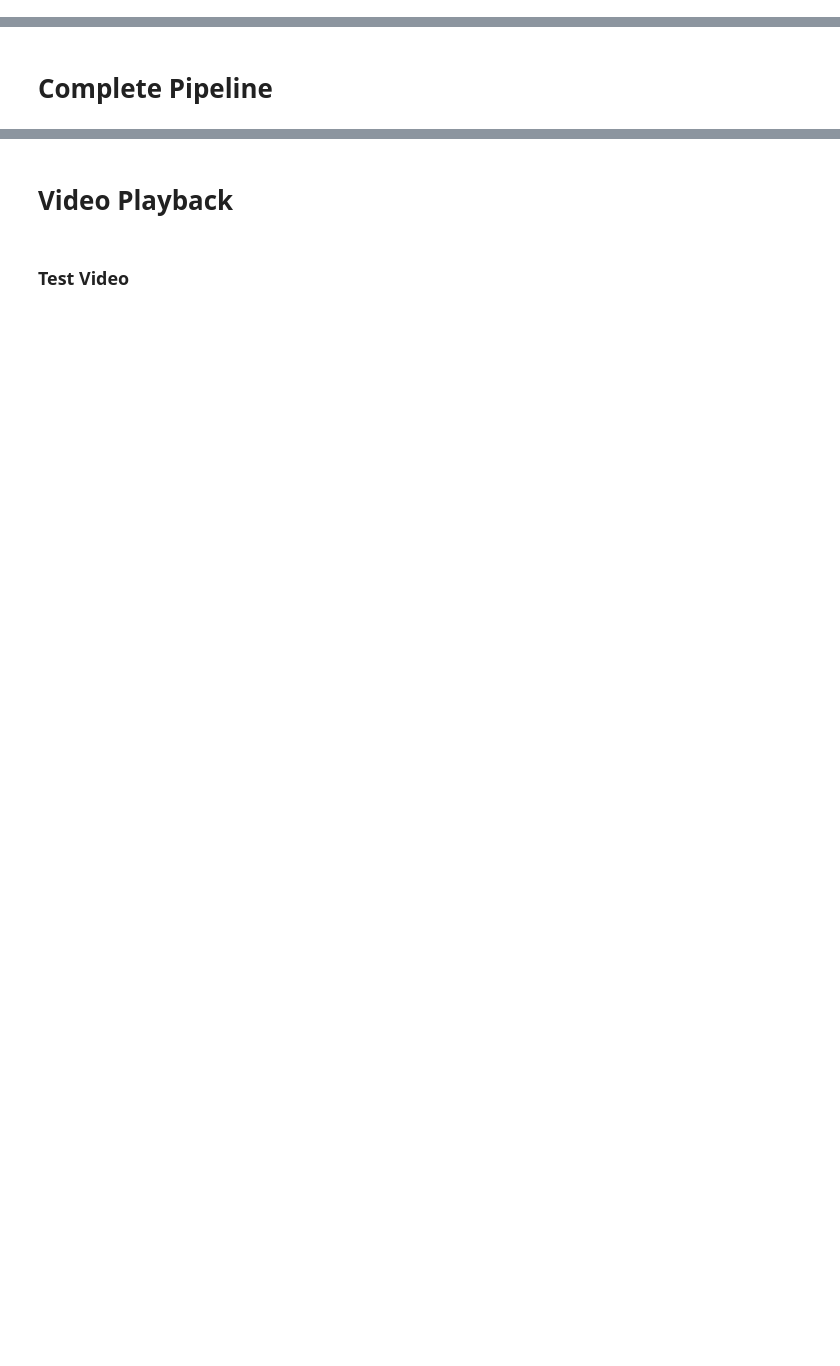
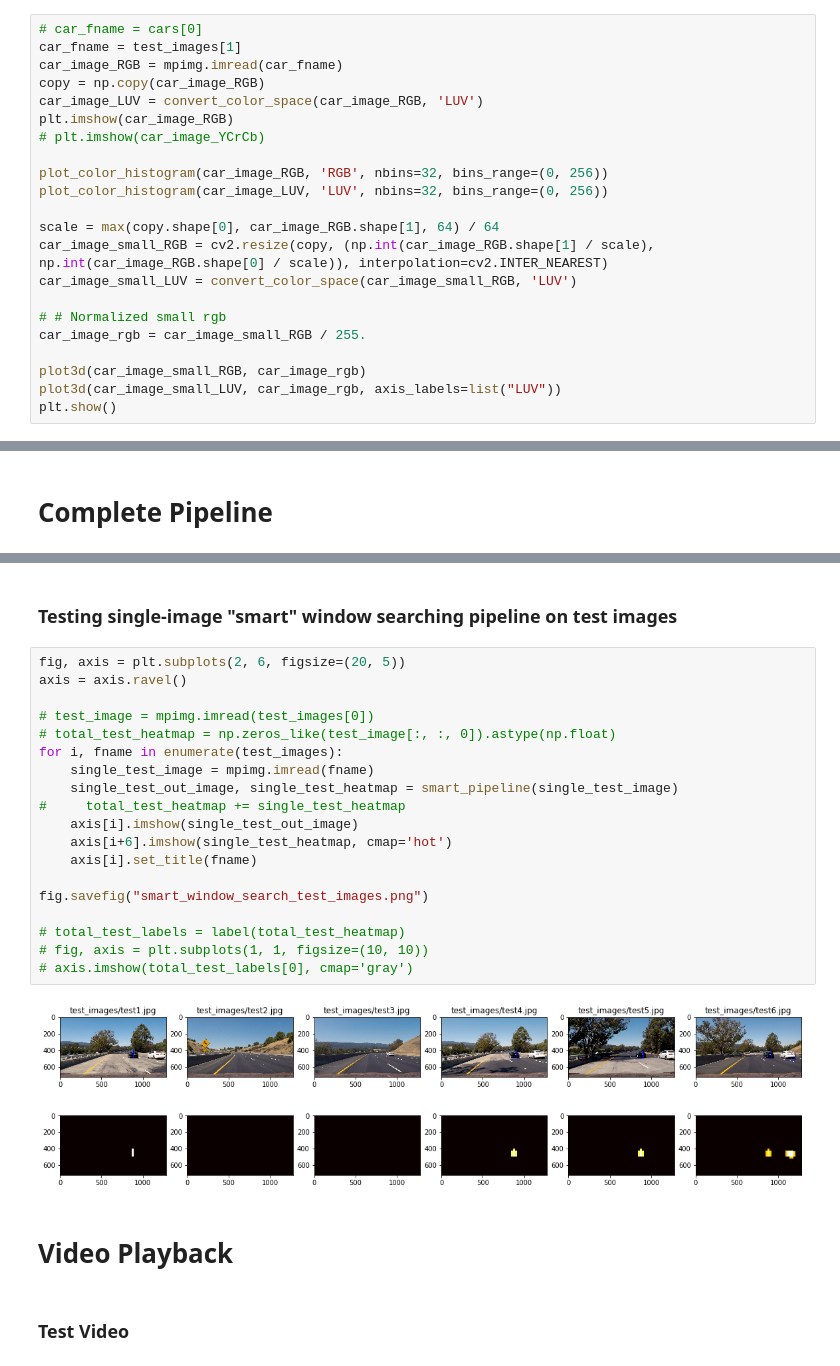
Before and after one commit to DevJoseWeb/CarND-Vehicle-Detection, a Jupyter notebook: P5.ipynb, the cells around one changed output, grey strips where cells are left out. Drawn from its saved outputs; the diff is of its cells as text; blank space fills up the shorter version.

```diff
--- a/P5.ipynb
+++ b/P5.ipynb
@@ -473,0 +466,22 @@ def draw_labeled_bboxes(img, labels):
+# %%
+# car_fname = cars[0]
+car_fname = test_images[1]
+car_image_RGB = mpimg.imread(car_fname)
+copy = np.copy(car_image_RGB)
+car_image_LUV = convert_color_space(car_image_RGB, 'LUV')
+plt.imshow(car_image_RGB)
+# plt.imshow(car_image_YCrCb)
+
+plot_color_histogram(car_image_RGB, 'RGB', nbins=32, bins_range=(0, 256))
+plot_color_histogram(car_image_LUV, 'LUV', nbins=32, bins_range=(0, 256))
+
+scale = max(copy.shape[0], car_image_RGB.shape[1], 64) / 64
+car_image_small_RGB = cv2.resize(copy, (np.int(car_image_RGB.shape[1] / scale), np.int(car_image_RGB.shape[0] / scale)), interpolation=cv2.INTER_NEAREST)
+car_image_small_LUV = convert_color_space(car_image_small_RGB, 'LUV')
+
+# # Normalized small rgb
+car_image_rgb = car_image_small_RGB / 255.
+
+plot3d(car_image_small_RGB, car_image_rgb)
+plot3d(car_image_small_LUV, car_image_rgb, axis_labels=list("LUV"))
+plt.show()
@@ -784,3 +917,26 @@ for i, fname in enumerate(test_images):
+# %% [markdown]
+### Testing single-image "smart" window searching pipeline on test images
+# %%
+fig, axis = plt.subplots(2, 6, figsize=(20, 5))
+axis = axis.ravel()
+
+# test_image = mpimg.imread(test_images[0])
+# total_test_heatmap = np.zeros_like(test_image[:, :, 0]).astype(np.float)
+for i, fname in enumerate(test_images):
+    single_test_image = mpimg.imread(fname)
+    single_test_out_image, single_test_heatmap = smart_pipeline(single_test_image)
+#     total_test_heatmap += single_test_heatmap
+    axis[i].imshow(single_test_out_image)
+    axis[i+6].imshow(single_test_heatmap, cmap='hot')
+    axis[i].set_title(fname)
+
+fig.savefig("smart_window_search_test_images.png")
+
+# total_test_labels = label(total_test_heatmap)
+# fig, axis = plt.subplots(1, 1, figsize=(10, 10))
+# axis.imshow(total_test_labels[0], cmap='gray')
+# %% [output]
+[figure, added]
 # %% [markdown]
 # Video Playback
 # %% [markdown]
```
Also changed, not shown: parts of 34 cells of this notebook, 12 other files.
